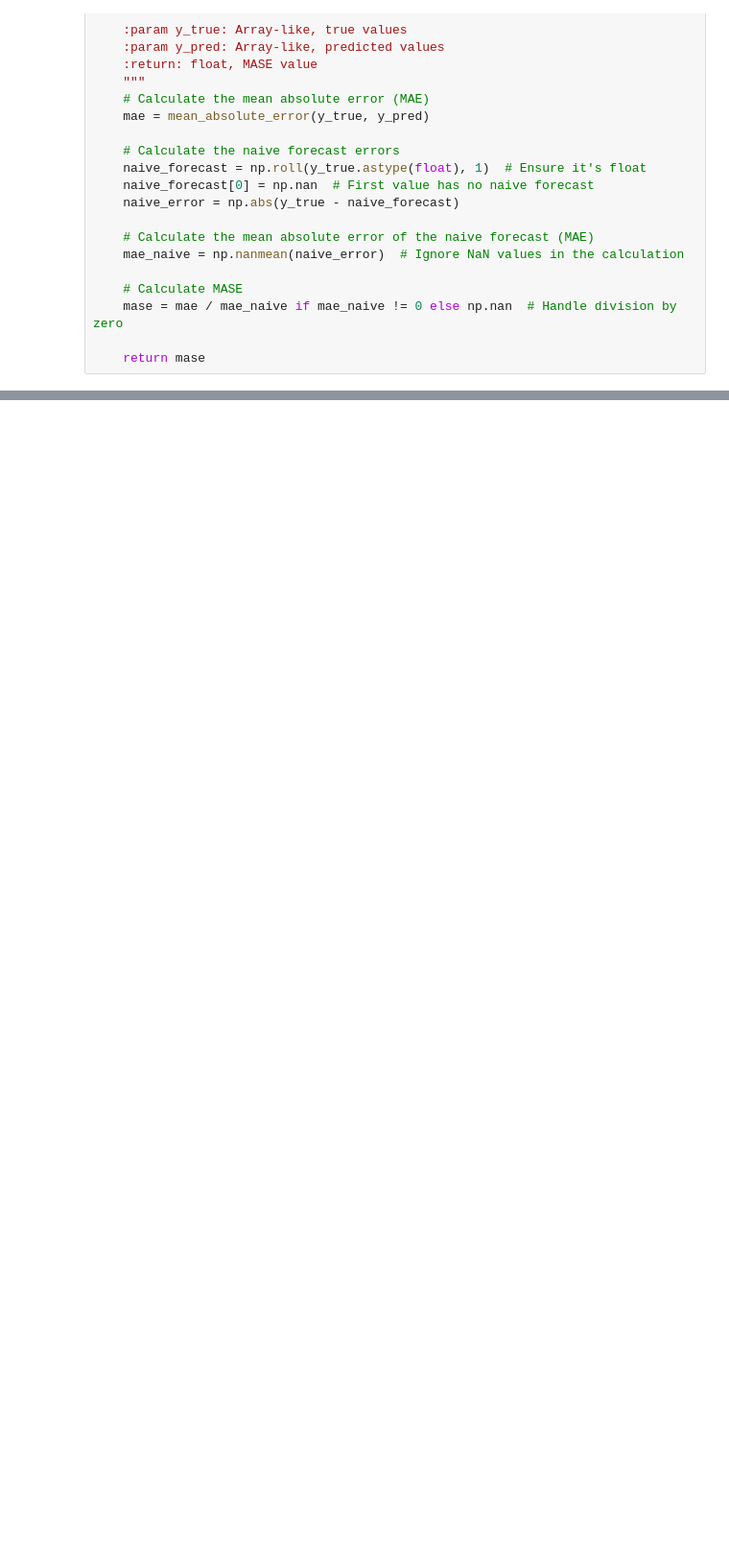
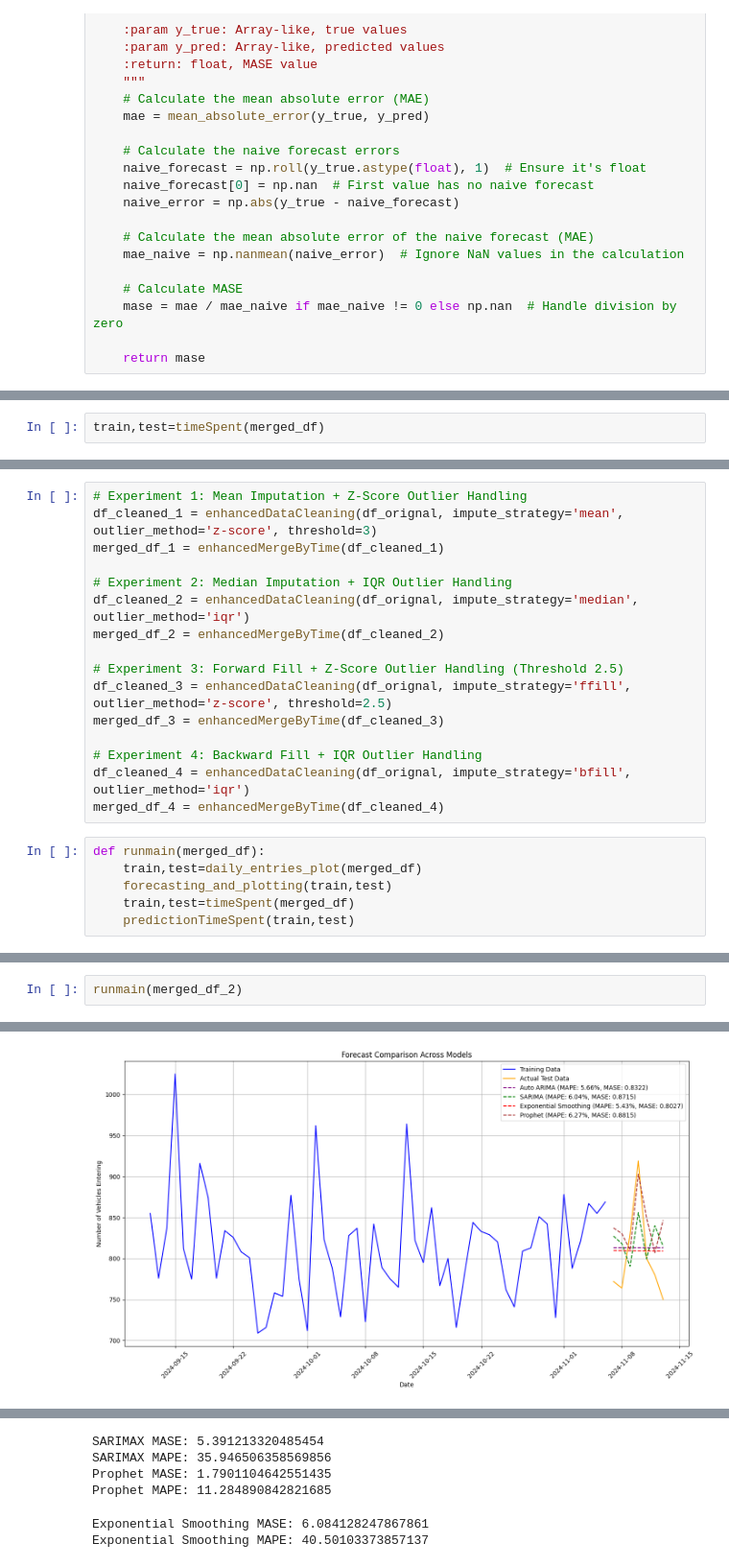
Before and after one commit to aditisingh1053/DAI_assignment, a Jupyter notebook: assignment-4/1_aditi.ipynb, the cells around one changed output, grey strips where cells are left out. Shown at 96% size. Cells and saved outputs as stored; diff of their text form; blank space fills up the shorter version.

```diff
--- a/assignment-4/1_aditi.ipynb
+++ b/assignment-4/1_aditi.ipynb
@@ -545,0 +374,2 @@ plt.show()
+# %%
+train,test=timeSpent(merged_df)
@@ -545,0 +470,22 @@ plt.show()
+# %%
+# Experiment 1: Mean Imputation + Z-Score Outlier Handling
+df_cleaned_1 = enhancedDataCleaning(df_orignal, impute_strategy='mean', outlier_method='z-score', threshold=3)
+merged_df_1 = enhancedMergeByTime(df_cleaned_1)
+
+# Experiment 2: Median Imputation + IQR Outlier Handling
+df_cleaned_2 = enhancedDataCleaning(df_orignal, impute_strategy='median', outlier_method='iqr')
+merged_df_2 = enhancedMergeByTime(df_cleaned_2)
+
+# Experiment 3: Forward Fill + Z-Score Outlier Handling (Threshold 2.5)
+df_cleaned_3 = enhancedDataCleaning(df_orignal, impute_strategy='ffill', outlier_method='z-score', threshold=2.5)
+merged_df_3 = enhancedMergeByTime(df_cleaned_3)
+
+# Experiment 4: Backward Fill + IQR Outlier Handling
+df_cleaned_4 = enhancedDataCleaning(df_orignal, impute_strategy='bfill', outlier_method='iqr')
+merged_df_4 = enhancedMergeByTime(df_cleaned_4)
+# %%
+def runmain(merged_df):
+    train,test=daily_entries_plot(merged_df)
+    forecasting_and_plotting(train,test)
+    train,test=timeSpent(merged_df)
+    predictionTimeSpent(train,test)
@@ -545,0 +496,3 @@ plt.show()
+# %%
+runmain(merged_df_2)
+# %% [output]
@@ -545,0 +501 @@ plt.show()
+[figure, added]
@@ -545,0 +516,6 @@ plt.show()
+SARIMAX MASE: 5.391213320485454
+SARIMAX MAPE: 35.946506358569856
+Prophet MASE: 1.7901104642551435
+Prophet MAPE: 11.284890842821685
+Exponential Smoothing MASE: 6.084128247867861
+Exponential Smoothing MAPE: 40.50103373857137
```
Also changed, not shown: parts of 32 cells of this notebook, 1 other file.
